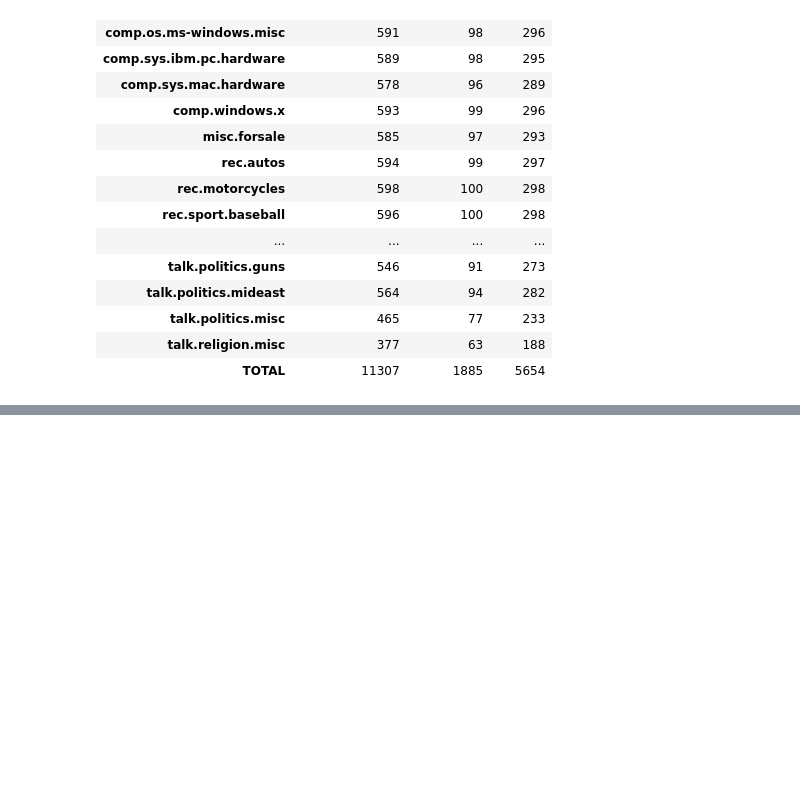
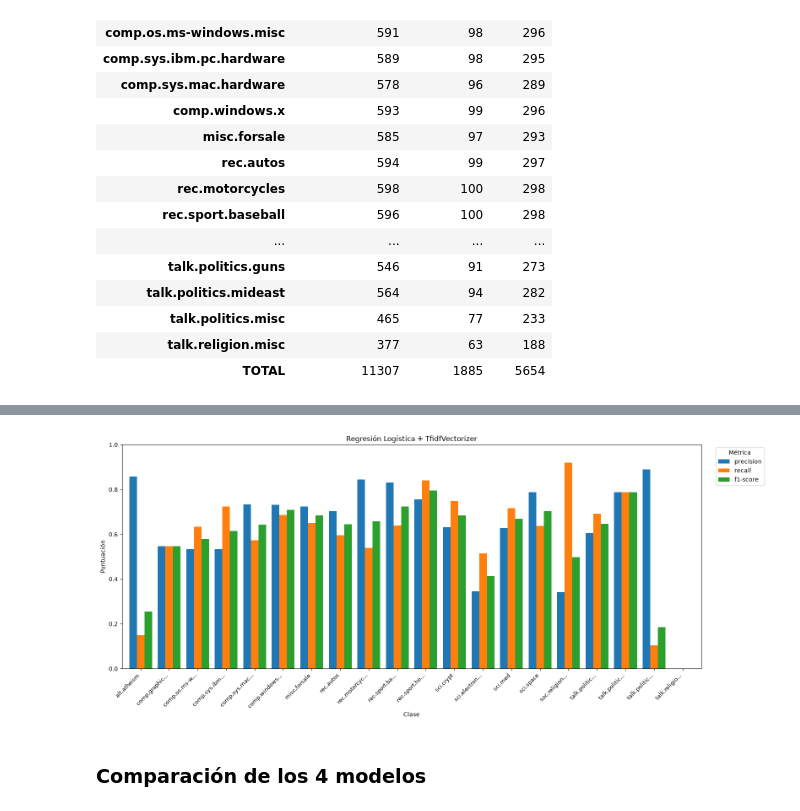
Before and after one commit to Things-I-learn/NLP-ml, a Jupyter notebook: Tarea3/20newsgroups.ipynb, the cells around one changed output, grey strips where cells are left out. Cells and saved outputs as stored; diff of their text form; code cells hidden in the pictures; blank space fills up the shorter version.

```diff
--- a/Tarea3/20newsgroups.ipynb
+++ b/Tarea3/20newsgroups.ipynb
@@ -255,0 +589,10 @@ distribucion
+# %%
+df_reporte_lr_tfidf = graficar_reporte_clasificacion(
+    y_val,
+    pred_lr_tfidf,
+    "Regresión Logística + TfidfVectorizer"
+)
+# %% [output]
+[figure, added]
+# %% [markdown]
+### Comparación de los 4 modelos
```
Also changed, not shown: parts of 37 cells of this notebook.
